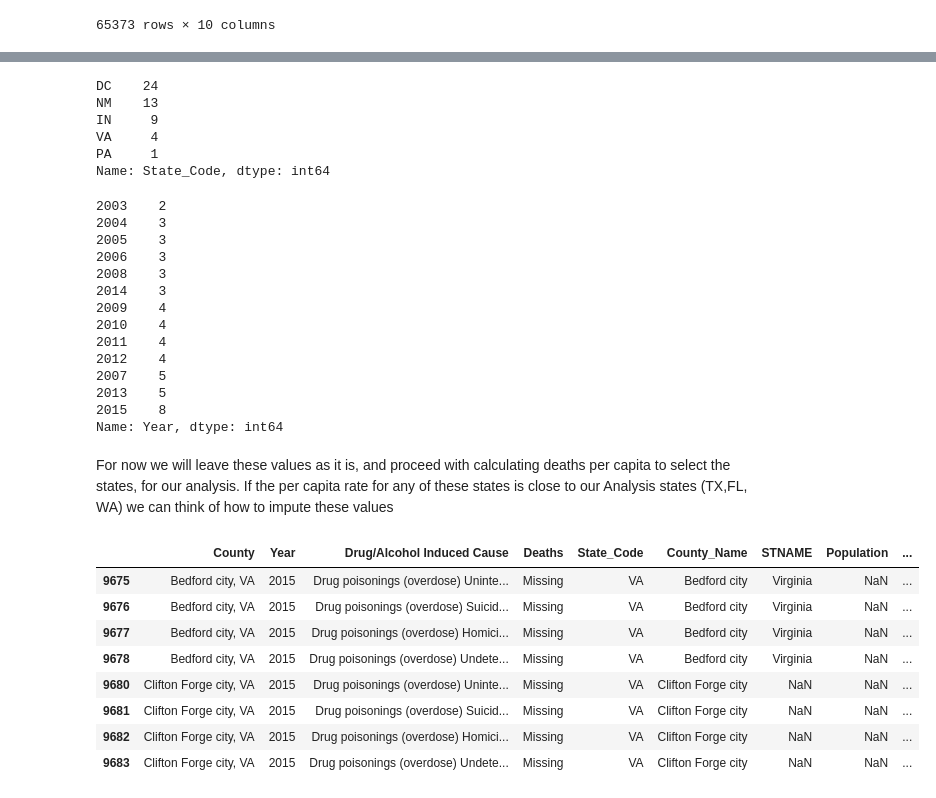
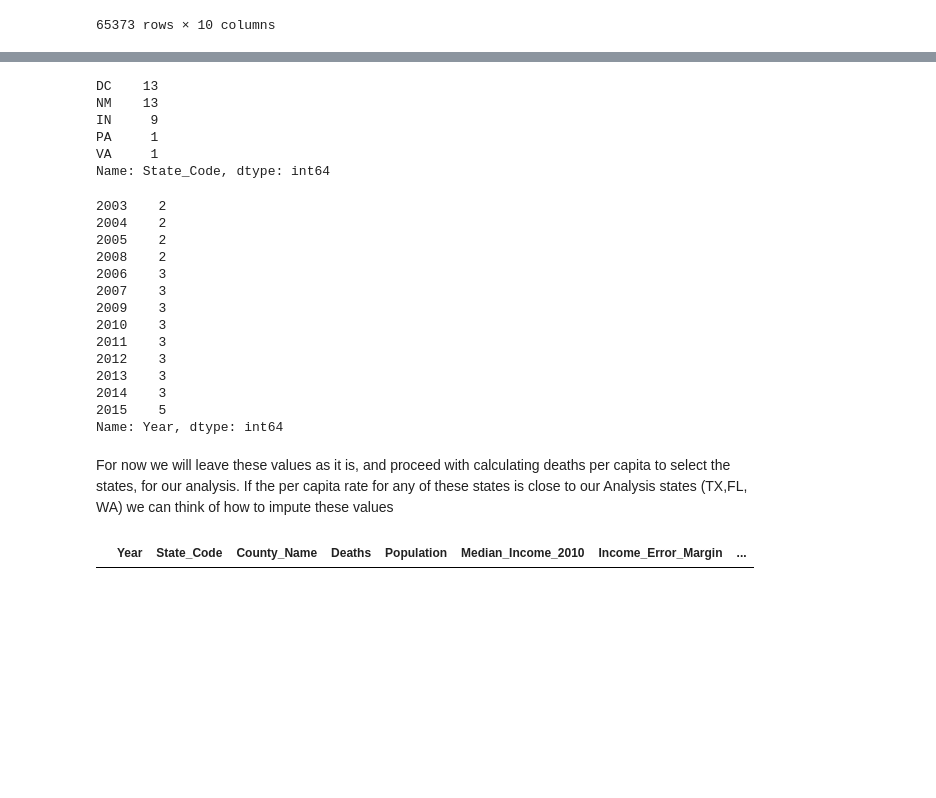
Before and after one commit to MIDS-at-Duke/pds2021-opioids-team-2-ids720, a Jupyter notebook: 10_code/pop_death_merge.ipynb, the cells around one changed output, grey strips where cells are left out. Drawn from its saved outputs; the diff is of its cells as text; code cells hidden in the pictures; blank space fills up the shorter version.

```diff
--- a/10_code/pop_death_merge.ipynb
+++ b/10_code/pop_death_merge.ipynb
@@ -66,0 +136,2 @@ memory usage: 686.2+ KB
+# %%
+death["Deaths"] = death["Deaths"].astype(float)
@@ -66,0 +178,4 @@ memory usage: 686.2+ KB
+# %%
+# Collapsing the dataset to get total number of deaths per county per year
+mortality = death.groupby(["Year","State_Code","County_Name"], as_index=False)['Deaths'].apply(lambda x: x.sum())
+mortality.head()
@@ -244,6 +243,32 @@ merged = pd.merge(
     validate="m:1",
     indicator=True,
 )
+# %%
+# Merging Population with Deaths
+merged = pd.merge(
+    mortality[
+        [
+            "Year",
+            "State_Code",
+            "County_Name",
+            "Deaths"
+        ]
+    ],
+    popinc[
+        [
+            "County_Name",
+            "Year",
+            "State_Code",
+            "Population",
+            "Median_Income_2010",
+            "Income_Error_Margin",
+        ]
+    ],
+    how="outer",
+    on=["Year", "State_Code", "County_Name"],
+    validate="m:1",
+    indicator=True,
+)
 # %%
 #Viewing the merged dataset
 merged.head()
@@ -283,0 +354,2 @@ check
+# %%
+merged["Deaths"] = merged["Deaths"].apply(lambda x: x if not np.isnan(x) else np.random.randint(0, 10))
@@ -294,45 +370,37 @@ Name: County, dtype: int64
 # %%
 #Checking how many values by state are unavailable
-check.State_Code.value_counts()
+check[check["_merge"]=="left_only"].State_Code.value_counts()
 # %% [output]
-DC    24
+DC    13
 NM    13
 IN     9
-VA     4
 PA     1
+VA     1
 Name: State_Code, dtype: int64
 # %%
 #Checking unavailable values based on year
-check.Year.value_counts().sort_values()
+check[check["_merge"]=="left_only"].Year.value_counts().sort_values()
 # %% [output]
 2003    2
-2004    3
-2005    3
+2004    2
+2005    2
+2008    2
 2006    3
-2008    3
+2007    3
+2009    3
+2010    3
+2011    3
+2012    3
+2013    3
 2014    3
-2009    4
-2010    4
-2011    4
-2012    4
-2007    5
-2013    5
-2015    8
+2015    5
 Name: Year, dtype: int64
 # %% [markdown]
 For now we will leave these values as it is, and proceed with calculating deaths per capita to select the states, for our analysis. If the per capita rate for any of these states is close to our Analysis states (TX,FL, WA) we can think of how to impute these values
 # %%
 # Checking rows where number of deaths is not available
-merged[merged["Deaths"]=="Missing"]
+merged[merged["Deaths"]==np.NaN]
 # %% [output]
-|  | County | Year | Drug/Alcohol Induced Cause | Deaths | State_Code | County_Name | STNAME | Population | ... |
-| 9675 | Bedford city, VA | 2015 | Drug poisonings (overdose) Uninte... | Missing | VA | Bedford city | Virginia | NaN | ... |
-| 9676 | Bedford city, VA | 2015 | Drug poisonings (overdose) Suicid... | Missing | VA | Bedford city | Virginia | NaN | ... |
-| 9677 | Bedford city, VA | 2015 | Drug poisonings (overdose) Homici... | Missing | VA | Bedford city | Virginia | NaN | ... |
-| 9678 | Bedford city, VA | 2015 | Drug poisonings (overdose) Undete... | Missing | VA | Bedford city | Virginia | NaN | ... |
-| 9680 | Clifton Forge city, VA | 2015 | Drug poisonings (overdose) Uninte... | Missing | VA | Clifton Forge city | NaN | NaN | ... |
-| 9681 | Clifton Forge city, VA | 2015 | Drug poisonings (overdose) Suicid... | Missing | VA | Clifton Forge city | NaN | NaN | ... |
-| 9682 | Clifton Forge city, VA | 2015 | Drug poisonings (overdose) Homici... | Missing | VA | Clifton Forge city | NaN | NaN | ... |
-| 9683 | Clifton Forge city, VA | 2015 | Drug poisonings (overdose) Undete... | Missing | VA | Clifton Forge city | NaN | NaN | ... |
+|  | Year | State_Code | County_Name | Deaths | Population | Median_Income_2010 | Income_Error_Margin | ... |
 # %%
 #Checking if there are any missing values in the merged dataset for population
```
Also changed, not shown: parts of 42 cells of this notebook.
